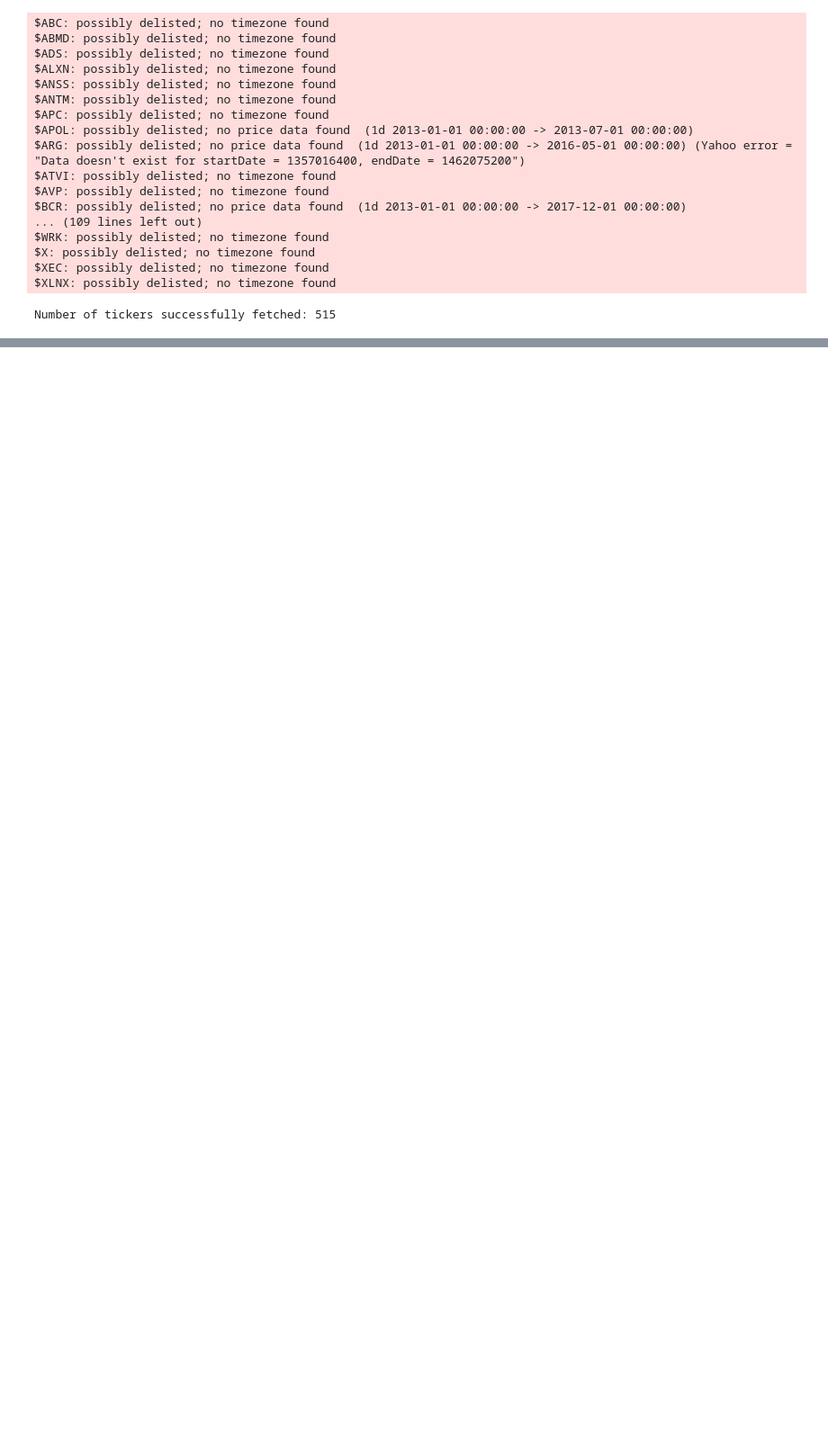
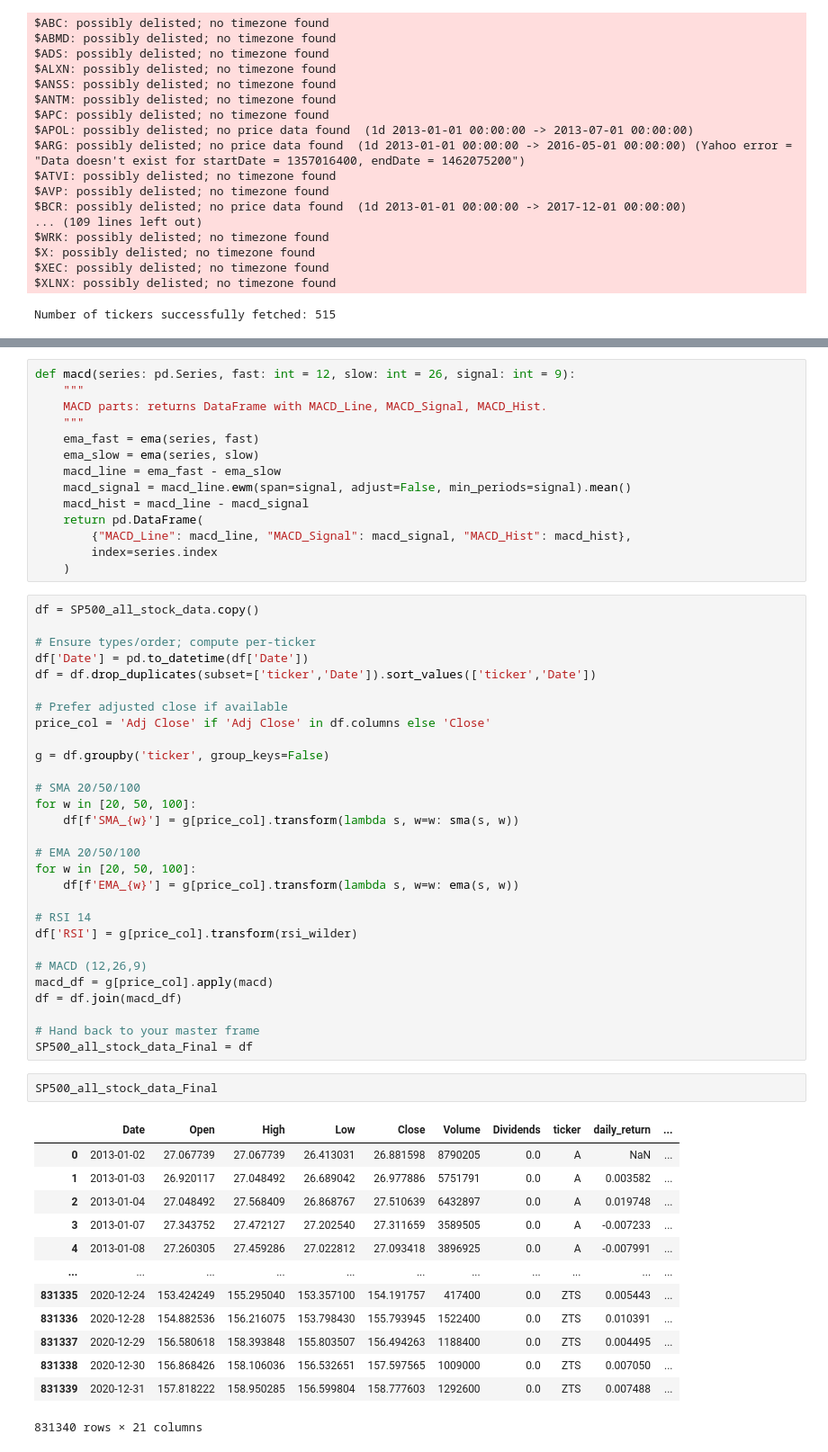
Before and after one commit to gotoshleep/DSE4212-Portfolio-Optimiser, a Jupyter notebook: Data prep/data_cleaning.ipynb, the cells around one changed output, grey strips where cells are left out. Shown at 90% size. Cells and saved outputs as stored; diff of their text form; blank space fills up the shorter version.

```diff
--- a/Data prep/data_cleaning.ipynb
+++ b/Data prep/data_cleaning.ipynb
@@ -264,0 +379,59 @@ sadas
+# %%
+def macd(series: pd.Series, fast: int = 12, slow: int = 26, signal: int = 9):
+    """
+    MACD parts: returns DataFrame with MACD_Line, MACD_Signal, MACD_Hist.
+    """
+    ema_fast = ema(series, fast)
+    ema_slow = ema(series, slow)
+    macd_line = ema_fast - ema_slow
+    macd_signal = macd_line.ewm(span=signal, adjust=False, min_periods=signal).mean()
+    macd_hist = macd_line - macd_signal
+    return pd.DataFrame(
+        {"MACD_Line": macd_line, "MACD_Signal": macd_signal, "MACD_Hist": macd_hist},
+        index=series.index
+    )
+# %%
+df = SP500_all_stock_data.copy()
+
+# Ensure types/order; compute per-ticker
+df['Date'] = pd.to_datetime(df['Date'])
+df = df.drop_duplicates(subset=['ticker','Date']).sort_values(['ticker','Date'])
+
+# Prefer adjusted close if available
+price_col = 'Adj Close' if 'Adj Close' in df.columns else 'Close'
+
+g = df.groupby('ticker', group_keys=False)
+
+# SMA 20/50/100
+for w in [20, 50, 100]:
+    df[f'SMA_{w}'] = g[price_col].transform(lambda s, w=w: sma(s, w))
+
+# EMA 20/50/100
+for w in [20, 50, 100]:
+    df[f'EMA_{w}'] = g[price_col].transform(lambda s, w=w: ema(s, w))
+
+# RSI 14
+df['RSI'] = g[price_col].transform(rsi_wilder)
+
+# MACD (12,26,9)
+macd_df = g[price_col].apply(macd)
+df = df.join(macd_df)
+
+# Hand back to your master frame
+SP500_all_stock_data_Final = df
+# %%
+SP500_all_stock_data_Final
+# %% [output]
+|  | Date | Open | High | Low | Close | Volume | Dividends | ticker | daily_return | ... |
+| 0 | 2013-01-02 | 27.067739 | 27.067739 | 26.413031 | 26.881598 | 8790205 | 0.0 | A | NaN | ... |
+| 1 | 2013-01-03 | 26.920117 | 27.048492 | 26.689042 | 26.977886 | 5751791 | 0.0 | A | 0.003582 | ... |
+| 2 | 2013-01-04 | 27.048492 | 27.568409 | 26.868767 | 27.510639 | 6432897 | 0.0 | A | 0.019748 | ... |
+| 3 | 2013-01-07 | 27.343752 | 27.472127 | 27.202540 | 27.311659 | 3589505 | 0.0 | A | -0.007233 | ... |
+| 4 | 2013-01-08 | 27.260305 | 27.459286 | 27.022812 | 27.093418 | 3896925 | 0.0 | A | -0.007991 | ... |
+| ... | ... | ... | ... | ... | ... | ... | ... | ... | ... | ... |
+| 831335 | 2020-12-24 | 153.424249 | 155.295040 | 153.357100 | 154.191757 | 417400 | 0.0 | ZTS | 0.005443 | ... |
+| 831336 | 2020-12-28 | 154.882536 | 156.216075 | 153.798430 | 155.793945 | 1522400 | 0.0 | ZTS | 0.010391 | ... |
+| 831337 | 2020-12-29 | 156.580618 | 158.393848 | 155.803507 | 156.494263 | 1188400 | 0.0 | ZTS | 0.004495 | ... |
+| 831338 | 2020-12-30 | 156.868426 | 158.106036 | 156.532651 | 157.597565 | 1009000 | 0.0 | ZTS | 0.007050 | ... |
+| 831339 | 2020-12-31 | 157.818222 | 158.950285 | 156.599804 | 158.777603 | 1292600 | 0.0 | ZTS | 0.007488 | ... |
+831340 rows × 21 columns
```
Also changed, not shown: parts of 9 cells of this notebook.
